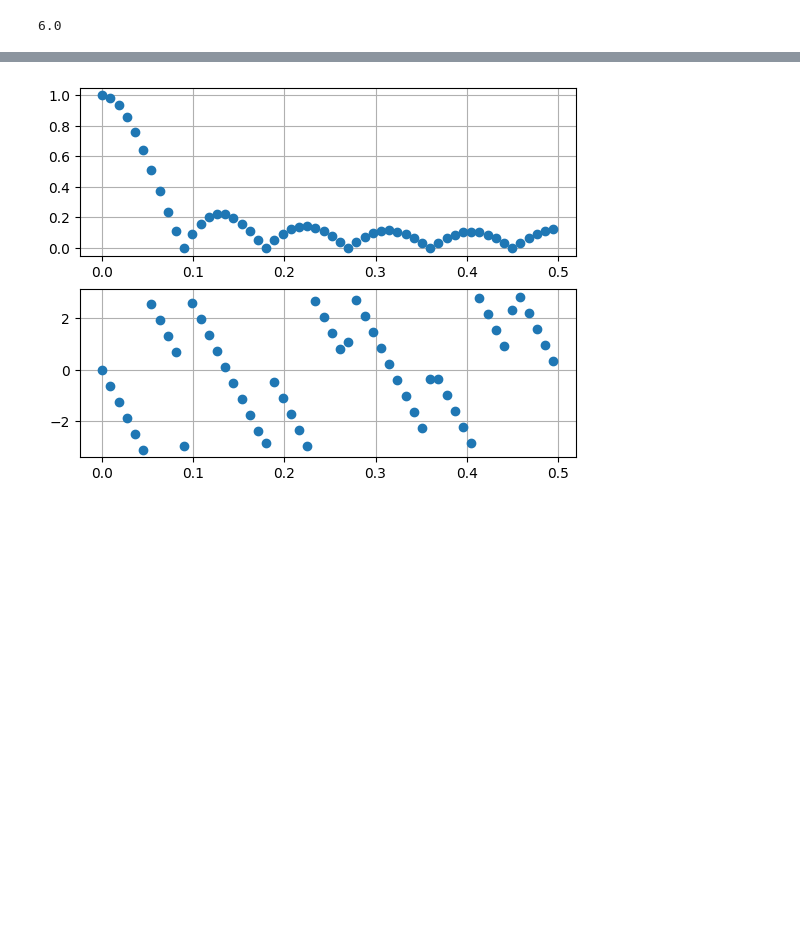
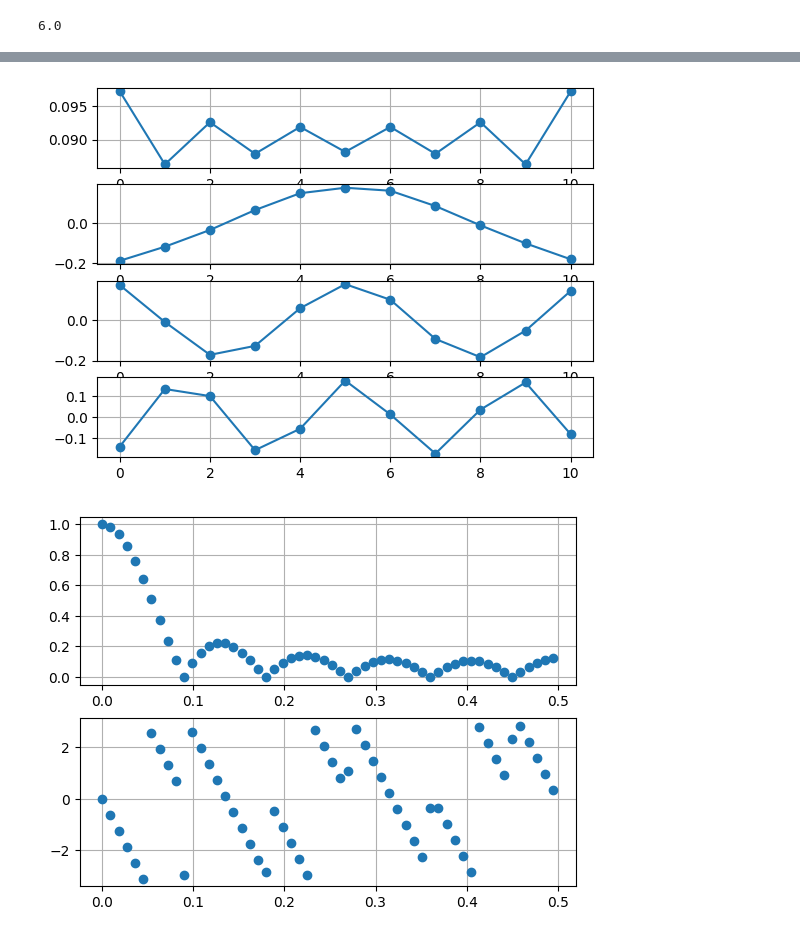
Before and after one commit to yammouch/js_lesson, a Jupyter notebook: 0020_audio/n012.ipynb, the cells around one changed output, grey strips where cells are left out. Saved outputs shown, nothing was run; the diff lists cells and outputs as text; code cells hidden in the pictures; blank space fills up the shorter version.

```diff
--- a/0020_audio/n012.ipynb
+++ b/0020_audio/n012.ipynb
@@ -31,8 +31,10 @@ array([0.09724075, 0.08629271, 0.09260656, 0.08787538, 0.09190426,
        0.08816065, 0.09190426, 0.08787538, 0.09260656, 0.08629271,
        0.09724075])
 # %%
-dly1st = np.floor(1.0/ftone - 0.5*len(coeffs))+1
+dly1st = np.floor(1.0/ftone - 0.5*len(coeff_dc))+1
 # %%
 dly1st
 # %% [output]
 6.0
+# %%
+dly = np.arange(dly1st, dly1st+len(coeff_dc))
@@ -38,0 +45,2 @@ dly1st
+# %%
+coeff_phase = dly[None,:]*fharm[:,None]
@@ -38,0 +55,2 @@ dly1st
+# %%
+coeff = 2*np.cos(2*np.pi*coeff_phase)*coeff_dc[None,:]
@@ -39,3 +80,15 @@ dly1st
+# %%
+fig, ax = plt.subplots(4)
+ax[0].plot(coeff_dc, "o-")
+ax[1].plot(coeff[0], "o-")
+ax[2].plot(coeff[1], "o-")
+ax[3].plot(coeff[2], "o-")
+ax[0].grid()
+ax[1].grid()
+ax[2].grid()
+ax[3].grid()
+# %% [output]
+[figure, added]
 # %%
 ftest = np.arange(0, 0.5, 0.1*ftone)
 # %%
```
Also changed, not shown: parts of 22 cells of this notebook.
